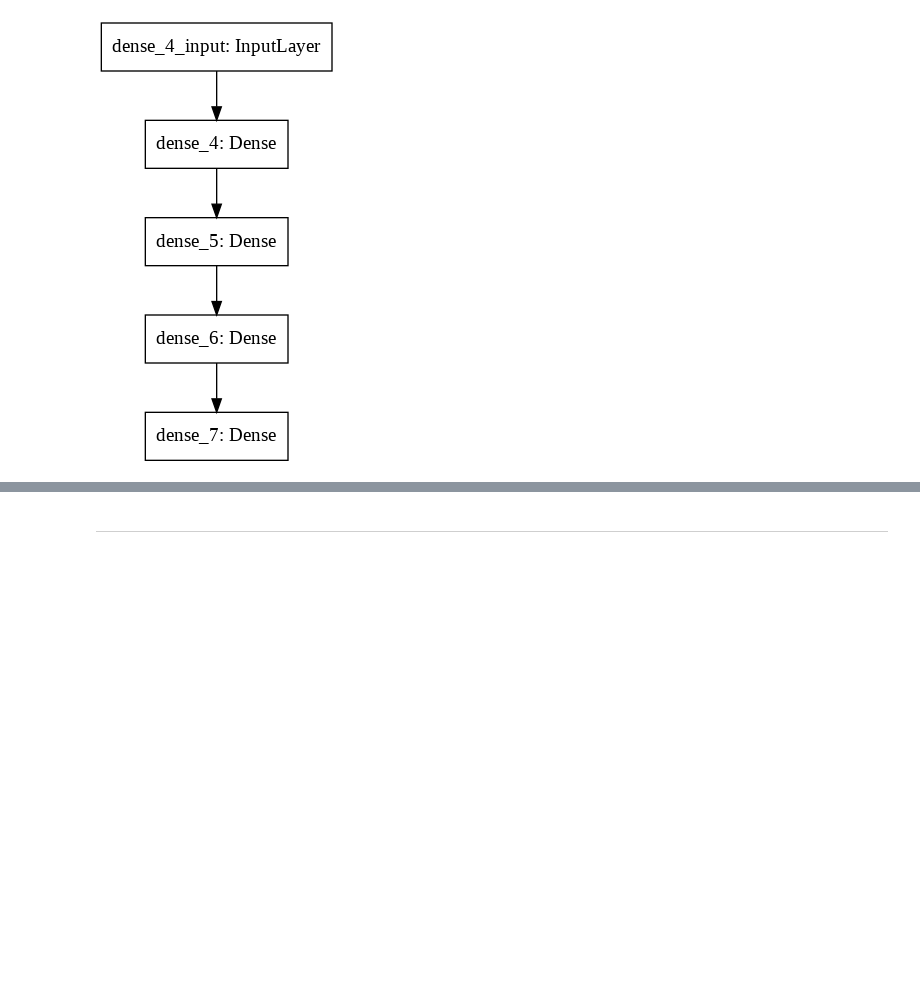
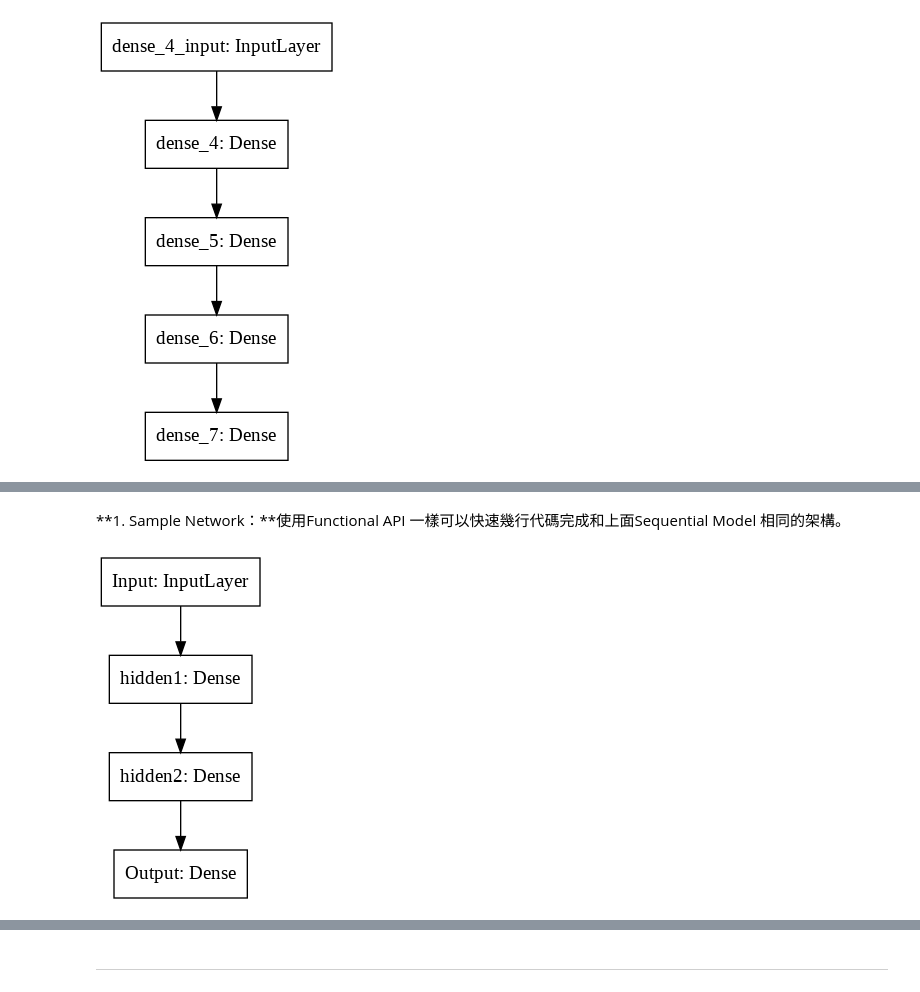
Before and after one commit to andyrkchang/THU_IE_AI_PROGRAM, a Jupyter notebook: 人工智慧導論.ipynb, the cells around one changed output, grey strips where cells are left out. Saved outputs shown, nothing was run; the diff lists cells and outputs as text; code cells hidden in the pictures; blank space fills up the shorter version.

```diff
--- a/人工智慧導論.ipynb
+++ b/人工智慧導論.ipynb
@@ -364,0 +412,17 @@ Image('Sequential_Model.png')
+# %% [markdown]
+**1. Sample Network：**使用Functional API 一樣可以快速幾行代碼完成和上面Sequential Model 相同的架構。
+# %%
+inputs = keras.Input(shape=(784,), name='Input')
+hidden1 = layers.Dense(64, activation='relu', name='hidden1')(inputs)
+hidden2 = layers.Dense(64, activation='relu', name='hidden2')(hidden1)
+outputs = layers.Dense(10, activation='softmax', name='Output')(hidden2)
+
+model = keras.Model(inputs=inputs, outputs=outputs)
+
+# 產生網絡拓撲圖
+plot_model(model, to_file='Functional_API_Sample_Model.png')
+
+# 秀出網絡拓撲圖
+Image('Functional_API_Sample_Model.png')
+# %% [output]
+[figure, added]
```
Also changed, not shown: parts of 20 cells of this notebook.
